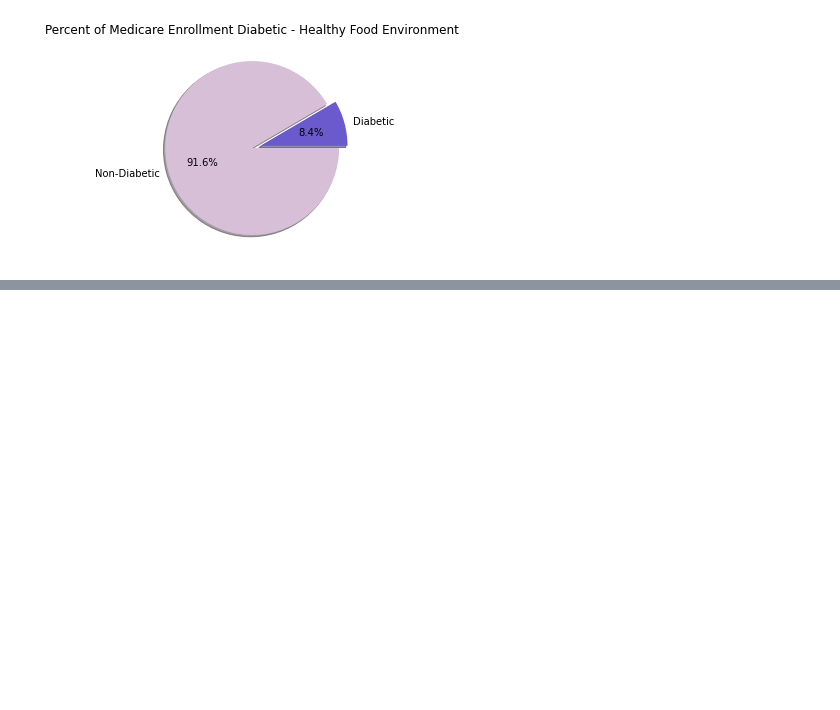
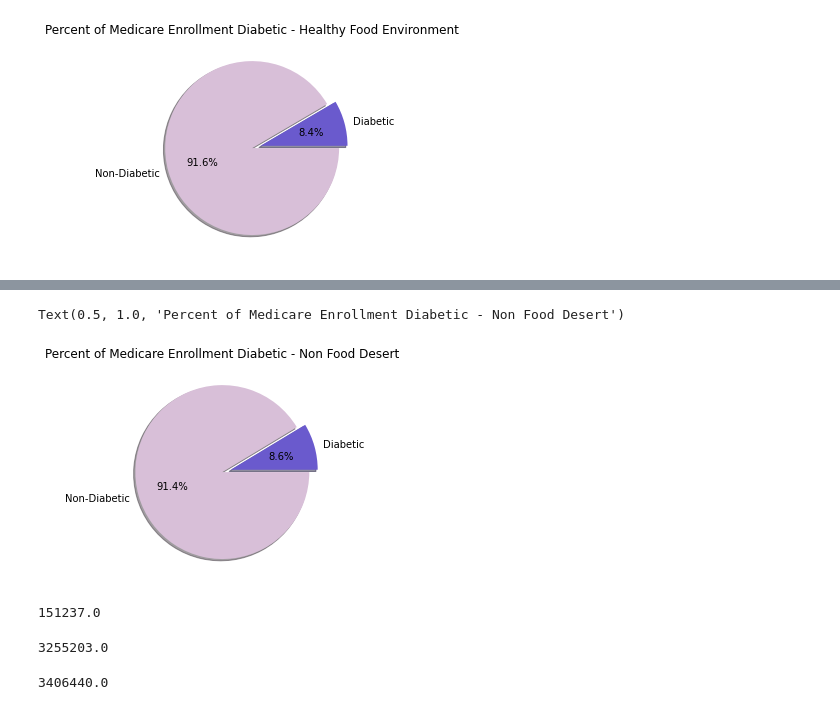
Before and after one commit to Ssimoes48/Food-Deserts-Analysis, a Jupyter notebook: Pie_Plots_2.ipynb, the cells around one changed output, grey strips where cells are left out. Cells and saved outputs as stored; diff of their text form; code cells hidden in the pictures; blank space fills up the shorter version.

```diff
--- a/Pie_Plots_2.ipynb
+++ b/Pie_Plots_2.ipynb
@@ -175,0 +243,34 @@ poor_env_pop=combined_df.loc[combined_df["Food Environment Index"]<bottomquartil
+# %%
+#Pie plot for Healthy Food Environment
+
+#Generate pie plot using pyplot
+#Designating data to draw upon
+labels = ["Diabetic","Non-Diabetic"]
+sizes =  [3108751,32864673]
+colors = ["slateblue", "thistle"]
+explode = (0.1,0)
+# %%
+#Creating the pie chart based on the values above
+plt.pie(sizes, explode = explode, labels=labels, colors=colors, autopct="%1.1f%%", shadow=True)
+plt.title("Percent of Medicare Enrollment Diabetic - Non Food Desert")
+# %% [output]
+Text(0.5, 1.0, 'Percent of Medicare Enrollment Diabetic - Non Food Desert')
+[figure, added]
+# %%
+#Calculating death # in Food Desert environment
+poor_env_deaths=poor_ten["# Deaths"].sum()
+print(poor_env_deaths)
+# %% [output]
+151237.0
+# %%
+#Calculating death # in Healthy environment
+healthy_env_deaths=healthy_ninety["# Deaths"].sum()
+print(healthy_env_deaths)
+# %% [output]
+3255203.0
+# %%
+#Calculating nationwide death #
+all_deaths=combined_df["# Deaths"].sum()
+all_deaths
+# %% [output]
+3406440.0
```
Also changed, not shown: parts of 13 cells of this notebook.
